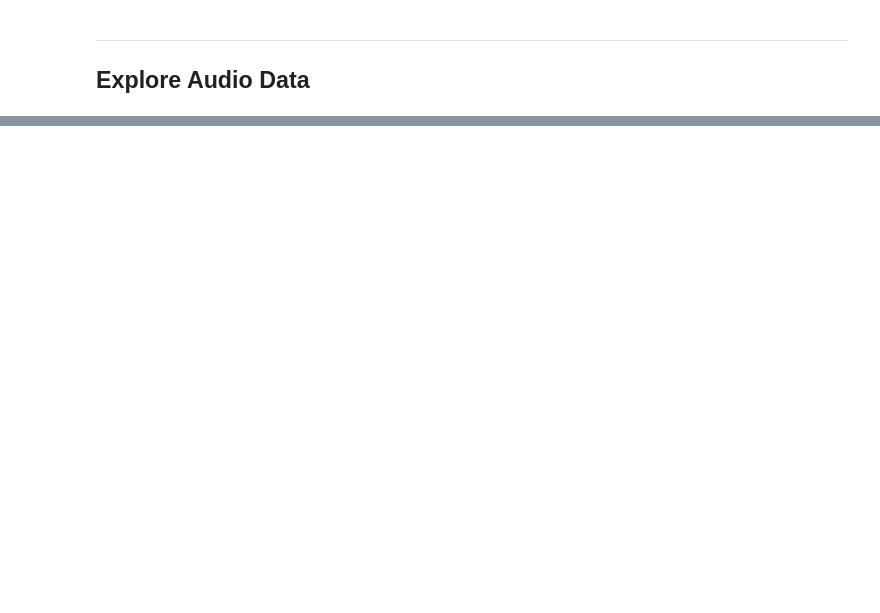
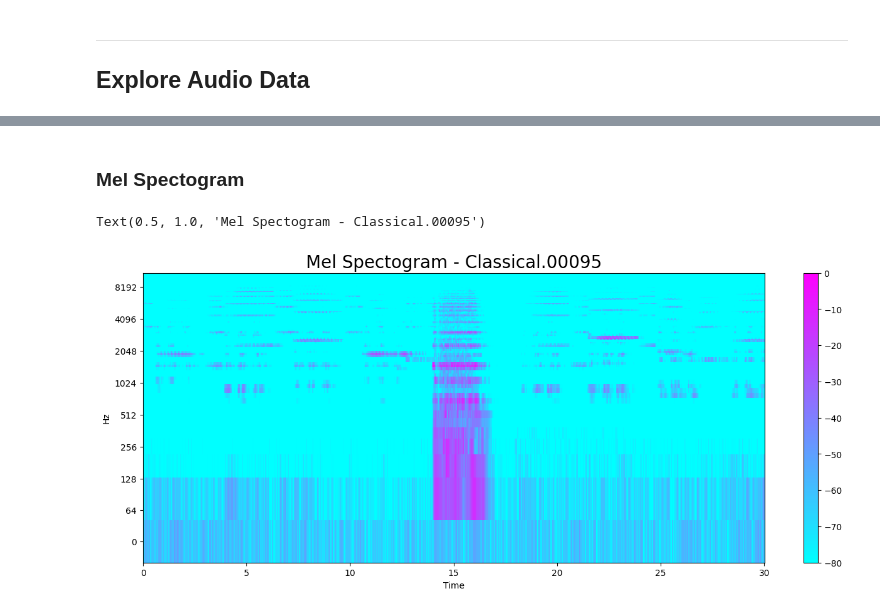
Before and after one commit to janmillou/music_genre_classifier, a Jupyter notebook: music_genre_classifier.ipynb, the cells around one changed output, grey strips where cells are left out. Cells and saved outputs as stored; diff of their text form; code cells hidden in the pictures; blank space fills up the shorter version.

```diff
--- a/music_genre_classifier.ipynb
+++ b/music_genre_classifier.ipynb
@@ -38,0 +118,14 @@ y, sr = librosa.load()
+# %% [markdown]
+### Mel Spectogram
+# %%
+y_trim, _ = librosa.effects.trim(y)
+
+S = librosa.feature.melspectrogram(y=y_trim, sr=sr)
+S_DB = librosa.amplitude_to_db(S, ref=np.max)
+plt.figure(figsize=(16,6))
+librosa.display.specshow(S_DB, y_axis='log', sr=sr, hop_length=hop_length, x_axis='time', cmap='cool');
+plt.colorbar();
+plt.title('Mel Spectogram - Classical.00095', fontsize=20)
+# %% [output]
+Text(0.5, 1.0, 'Mel Spectogram - Classical.00095')
+[figure, added]
```
Also changed, not shown: parts of 17 cells of this notebook.
